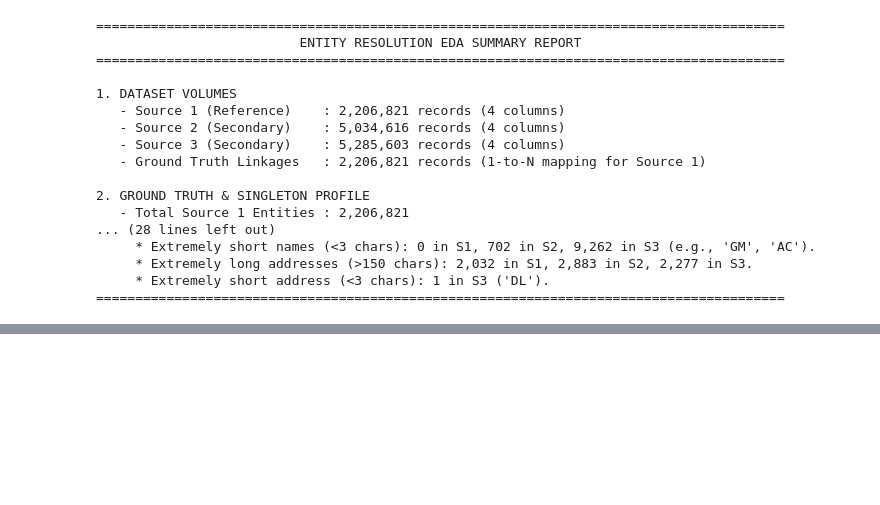
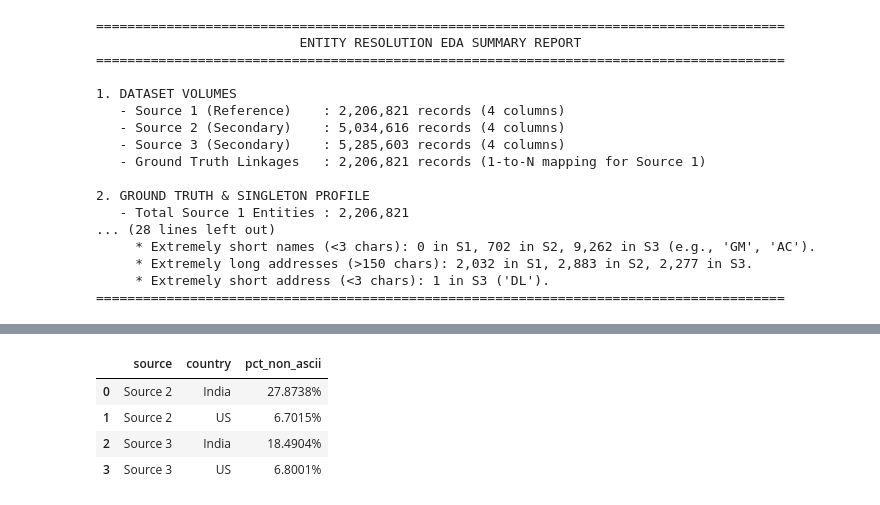
Before and after one commit to Shijin-S/amazon-entity-resolution, a Jupyter notebook: notebooks/01_eda.ipynb, the cells around one changed output, grey strips where cells are left out. Drawn from its saved outputs; the diff is of its cells as text; code cells hidden in the pictures; blank space fills up the shorter version.

Commit message:
Add Section 9: script diversity by country, cross-script match inspection, short-name blocking risk

```diff
--- a/notebooks/01_eda.ipynb
+++ b/notebooks/01_eda.ipynb
@@ -614,0 +625,88 @@ print(summary_block)
+# %%
+# Part A — Non-ASCII rate by country (Source 2 and Source 3)
+# Reuses df_s2 / df_s3 already loaded in Section 1. No extra full copies.
+
+NON_ASCII_RE = r"[^\x00-\x7F]"
+
+_prev_max_colwidth = pd.get_option("display.max_colwidth")
+pd.set_option("display.max_colwidth", 120)
+
+
+def _pct_non_ascii_within_country(df, field):
+    """Percent of non-null `field` values in each country that contain a non-ASCII character."""
+    rows = []
+    for country, g in df.groupby("country", dropna=False):
+        s = g[field].dropna().astype(str)
+        n = len(s)
+        n_na = int(s.str.contains(NON_ASCII_RE, regex=True).sum()) if n else 0
+        pct = (n_na / n * 100.0) if n else float("nan")
+        rows.append({"country": country, "n_non_null": n, "n_non_ascii": n_na, "pct_non_ascii": pct})
+    return pd.DataFrame(rows)
+
+
+name_rows = []
+addr_rows = []
+for src_label, df in [("Source 2", df_s2), ("Source 3", df_s3)]:
+    name_tbl = _pct_non_ascii_within_country(df, "business_name")
+    name_tbl.insert(0, "source", src_label)
+    name_rows.append(name_tbl[["source", "country", "pct_non_ascii"]])
+    addr_tbl = _pct_non_ascii_within_country(df, "business_address")
+    addr_tbl.insert(0, "source", src_label)
+    addr_rows.append(addr_tbl[["source", "country", "pct_non_ascii"]])
+    print(f"--- {src_label} business_name (within-country counts) ---")
+    display(name_tbl)
+    print(f"--- {src_label} business_address (within-country counts) ---")
+    display(addr_tbl)
+    print()
+
+name_by_country = pd.concat(name_rows, ignore_index=True)
+addr_by_country = pd.concat(addr_rows, ignore_index=True)
+
+print("Part A table — business_name non-ASCII rate by country")
+display(name_by_country.assign(pct_non_ascii=lambda d: d["pct_non_ascii"].map(lambda x: f"{x:.4f}%")))
+
+print("Part A table — business_address non-ASCII rate by country")
+display(addr_by_country.assign(pct_non_ascii=lambda d: d["pct_non_ascii"].map(lambda x: f"{x:.4f}%")))
+
+print("\nPart A observation:")
+# Statement is filled from the tables just computed (not assumed a priori).
+name_us = name_by_country[name_by_country["country"] == "US"]["pct_non_ascii"]
+name_in = name_by_country[name_by_country["country"] == "India"]["pct_non_ascii"]
+addr_us = addr_by_country[addr_by_country["country"] == "US"]["pct_non_ascii"]
+addr_in = addr_by_country[addr_by_country["country"] == "India"]["pct_non_ascii"]
+max_name_us, max_name_in = float(name_us.max()), float(name_in.max())
+max_addr_us, max_addr_in = float(addr_us.max()), float(addr_in.max())
+print(
+    f"  business_name: max US-country rate = {max_name_us:.4f}%; max India-country rate = {max_name_in:.4f}%."
+)
+print(
+    f"  business_address: max US-country rate = {max_addr_us:.4f}%; max India-country rate = {max_addr_in:.4f}%."
+)
+if max_name_us < 1.0 and max_name_in > 10.0:
+    print(
+        "  Non-ASCII business_name usage is concentrated in India-country records."
+        " US-country names are almost entirely ASCII (rate well below 1%)."
+    )
+elif max_name_us >= 5.0:
+    print(
+        "  Non-ASCII business_name usage is NOT confined to India: US-country records also show a meaningful rate."
+    )
+else:
+    print(
+        "  Compare the US vs India rates above: non-ASCII names are much higher in India,"
+        " but US-country rows are not strictly 0%."
+    )
+if max_addr_us < 1.0 and max_addr_in > 5.0:
+    print(
+        "  Non-ASCII business_address usage is likewise concentrated in India-country records;"
+        " US-country addresses are essentially ASCII."
+    )
+elif max_addr_us >= 5.0:
+    print(
+        "  Non-ASCII addresses are meaningfully present in US-country records as well as India."
+    )
+else:
+    print(
+        "  Address non-ASCII rates: India is higher than US; US is near-zero but inspect the table for the exact gap."
+    )
+# %% [output]
@@ -614,0 +730,5 @@ print(summary_block)
+|  | source | country | pct_non_ascii |
+| 0 | Source 2 | India | 27.8738% |
+| 1 | Source 2 | US | 6.7015% |
+| 2 | Source 3 | India | 18.4904% |
+| 3 | Source 3 | US | 6.8001% |
```
Also changed, not shown: parts of 4 cells of this notebook.
